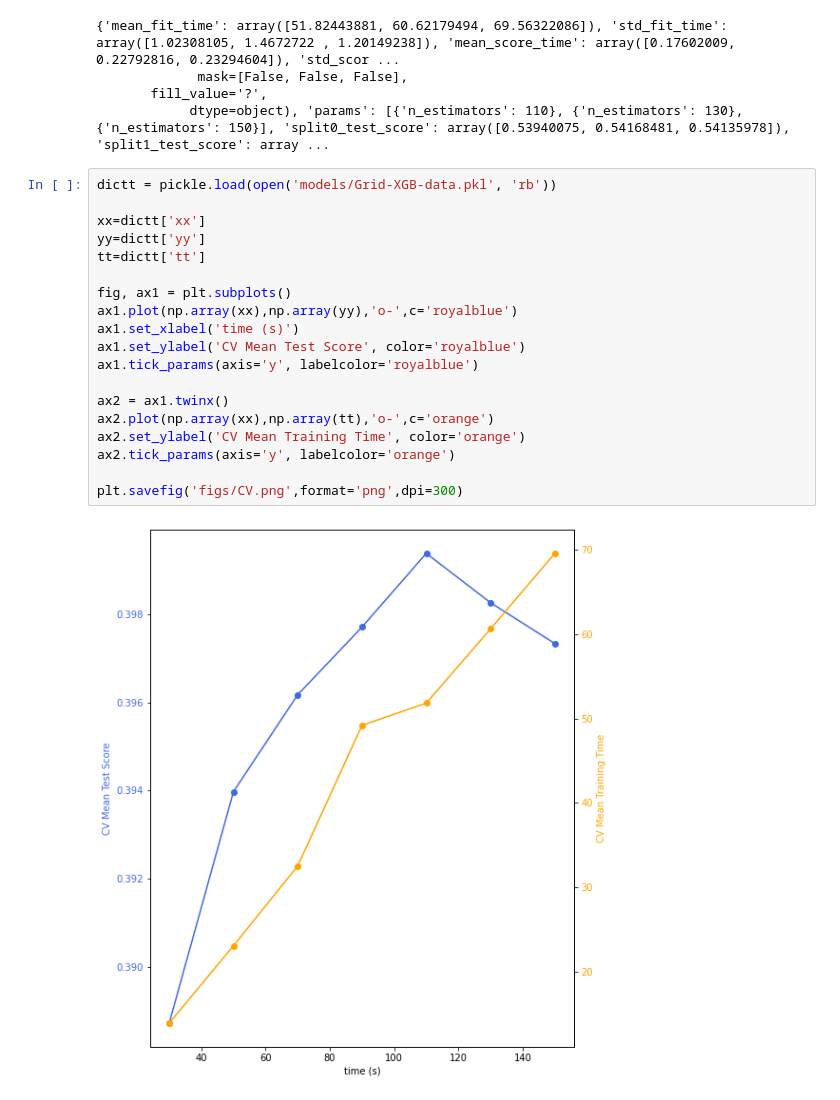
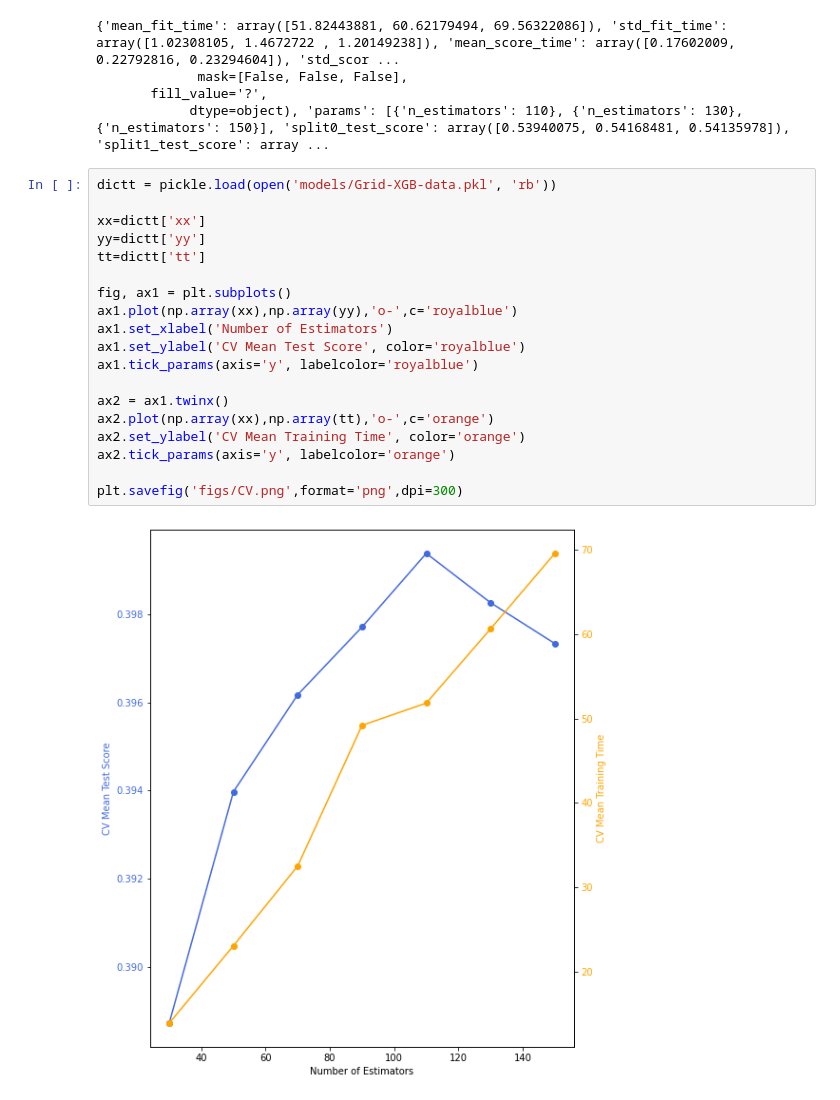
Before and after one commit to matheuscfernandes/fidelity-interview, a Jupyter notebook: 3-ModelExploration.ipynb, the cells around one changed output. Drawn from its saved outputs; the diff is of its cells as text.

Commit message:
updated figure label for CV plot

```diff
--- a/3-ModelExploration.ipynb
+++ b/3-ModelExploration.ipynb
@@ -333,24 +336,24 @@ print(grid.cv_results_)
 # %%
 dictt = pickle.load(open('models/Grid-XGB-data.pkl', 'rb'))
 
 xx=dictt['xx']
 yy=dictt['yy']
 tt=dictt['tt']
 
 fig, ax1 = plt.subplots()
 ax1.plot(np.array(xx),np.array(yy),'o-',c='royalblue')
-ax1.set_xlabel('time (s)')
+ax1.set_xlabel('Number of Estimators')
 ax1.set_ylabel('CV Mean Test Score', color='royalblue')
 ax1.tick_params(axis='y', labelcolor='royalblue')
 
 ax2 = ax1.twinx()
 ax2.plot(np.array(xx),np.array(tt),'o-',c='orange')
 ax2.set_ylabel('CV Mean Training Time', color='orange')
 ax2.tick_params(axis='y', labelcolor='orange')
 
 plt.savefig('figs/CV.png',format='png',dpi=300)
 # %% [output]
-[figure, old version]
+[figure, new version]
 # %% [markdown]
 <a style='text-decoration:none;line-height:16px;display:flex;color:#5B5B62;padding:10px;justify-content:end;' href='https://deepnote.com?utm_source=created-in-deepnote-cell&projectId=4d883e40-705b-4ee7-9326-895000a955f5' target="_blank">
 <img style='display:inline;max-height:16px;margin:0px;margin-right:7.5px;' src='embedded-picture-1' > </img>
```
Also changed, not shown: parts of 1 cell of this notebook.
